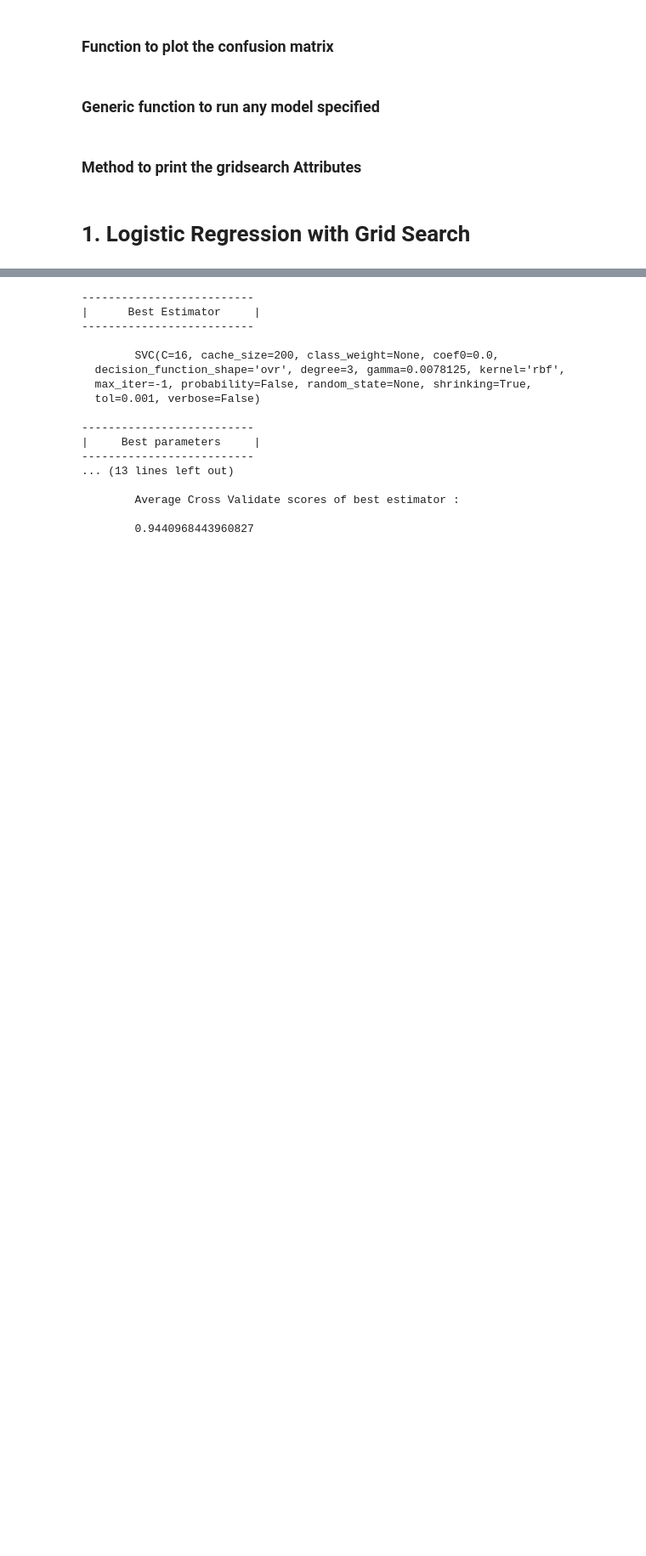
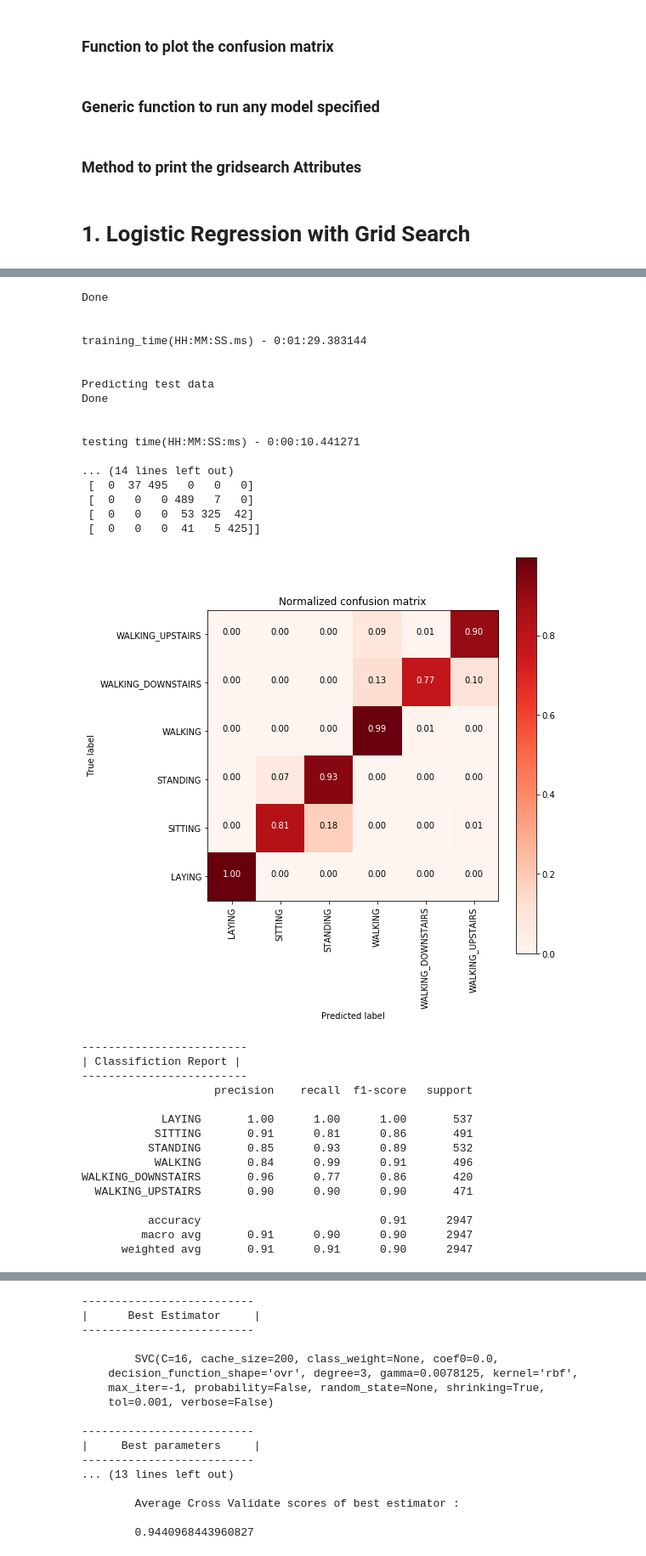
Before and after one commit to srvds/Human-Activity-Recognition, a Jupyter notebook: HAR_PREDICTION_MODELS.ipynb, the cells around one changed output, grey strips where cells are left out. Shown: that part at 85% size. Cells and saved outputs as stored; diff of their text form; code cells hidden in the pictures; blank space fills up the shorter version.

Commit message:
Adding knn in the models

```diff
--- a/HAR_PREDICTION_MODELS.ipynb
+++ b/HAR_PREDICTION_MODELS.ipynb
@@ -249,0 +242,11 @@ print_grid_search_attributes(log_reg_grid_results['model'])
+# %%
+from sklearn.neighbors import KNeighborsClassifier
+
+#knn
+# start Grid search
+parameters = {'n_neighbors': [1, 10, 11, 20, 30]}
+log_knn = KNeighborsClassifier(n_neighbors=6)
+
+log_knn_grid = GridSearchCV(log_knn, param_grid=parameters, cv=3, verbose=1, n_jobs=-1)
+log_knn_grid_results =  perform_model(log_knn_grid, X_train, y_train, X_test, y_test, class_labels=labels)
+# %% [output]
@@ -249,0 +257,33 @@ print_grid_search_attributes(log_reg_grid_results['model'])
+Done
+
+
+training_time(HH:MM:SS.ms) - 0:01:29.383144
+
+
+Predicting test data
+Done
+
+
+testing time(HH:MM:SS:ms) - 0:00:10.441271
+
+... (14 lines left out)
+ [  0  37 495   0   0   0]
+ [  0   0   0 489   7   0]
+ [  0   0   0  53 325  42]
+ [  0   0   0  41   5 425]]
+[figure, added]
+-------------------------
+| Classifiction Report |
+-------------------------
+                    precision    recall  f1-score   support
+
+            LAYING       1.00      1.00      1.00       537
+           SITTING       0.91      0.81      0.86       491
+          STANDING       0.85      0.93      0.89       532
+           WALKING       0.84      0.99      0.91       496
+WALKING_DOWNSTAIRS       0.96      0.77      0.86       420
+  WALKING_UPSTAIRS       0.90      0.90      0.90       471
+
+          accuracy                           0.91      2947
+         macro avg       0.91      0.90      0.90      2947
+      weighted avg       0.91      0.91      0.90      2947
```
Also changed, not shown: parts of 23 cells of this notebook.
